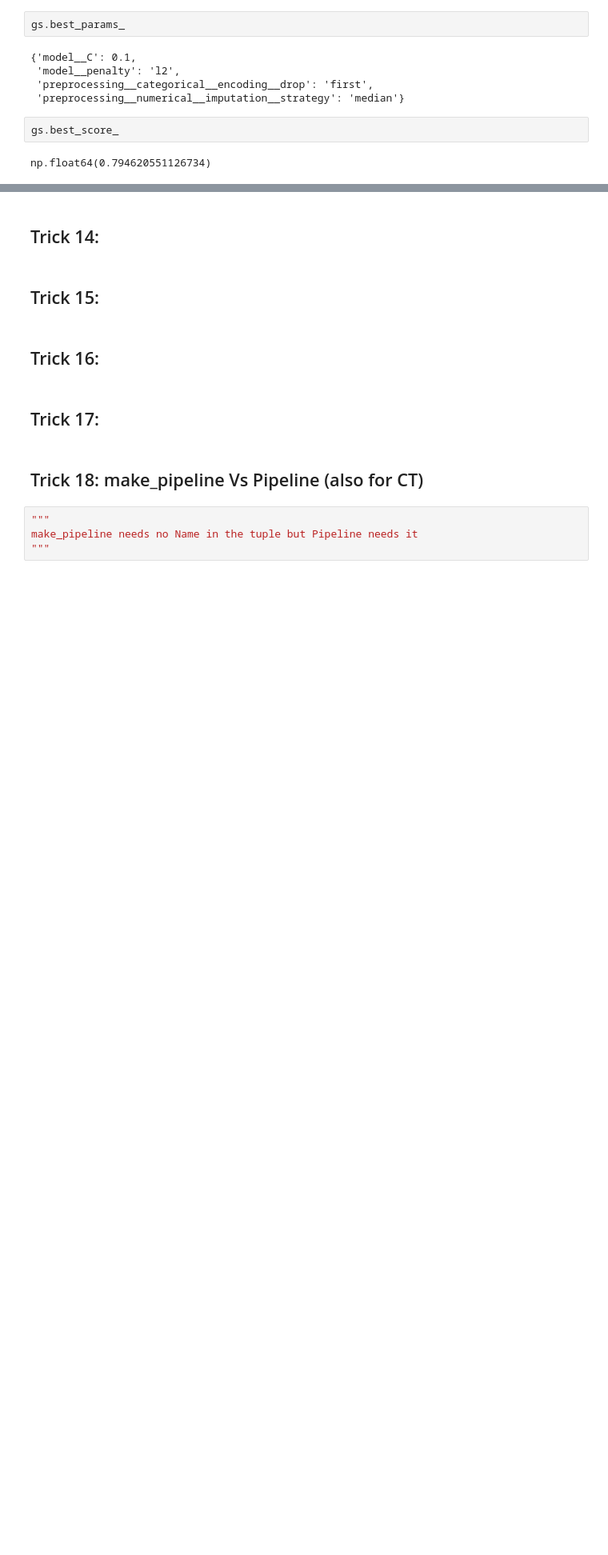
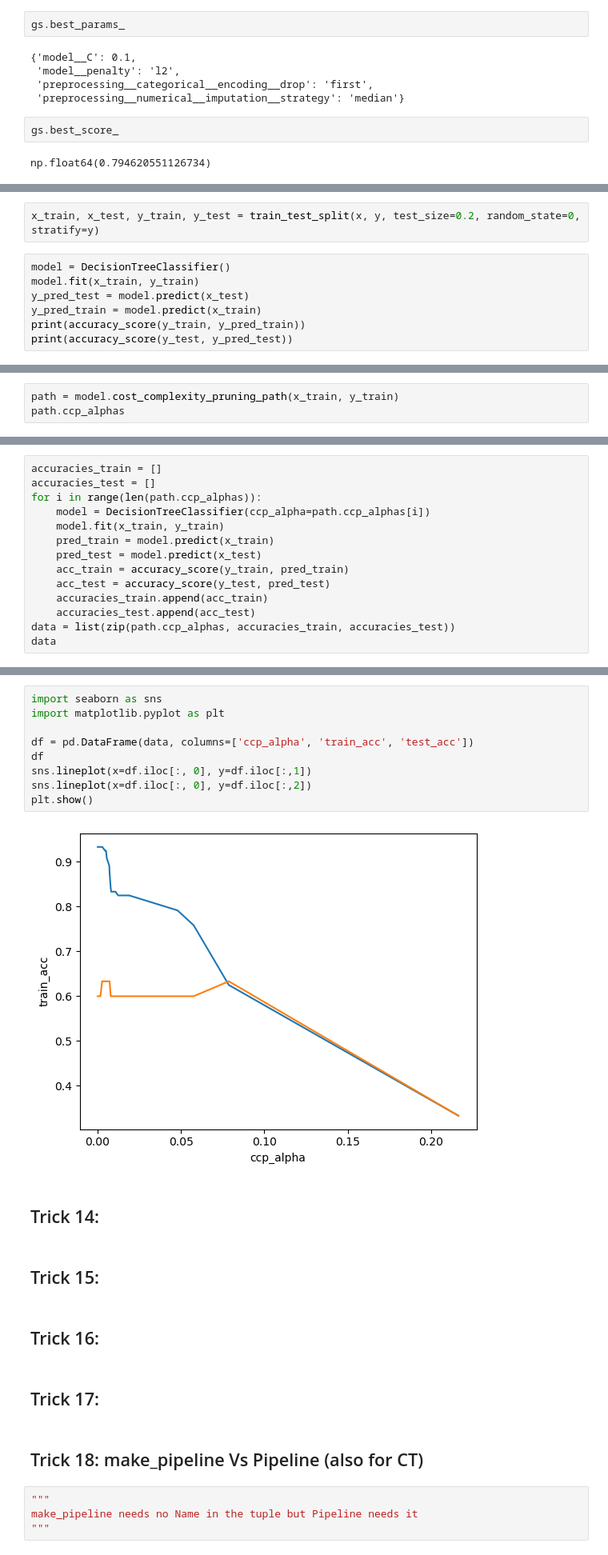
Before and after one commit to sher2008v/ml-practice-lab, a Jupyter notebook: 8- 20 Scikit-Learns' Tricks/Notebook.ipynb, the cells around one changed output, grey strips where cells are left out. Shown at 80% size. Drawn from its saved outputs; the diff is of its cells as text; blank space fills up the shorter version.

```diff
--- a/8- 20 Scikit-Learns' Tricks/Notebook.ipynb
+++ b/8- 20 Scikit-Learns' Tricks/Notebook.ipynb
@@ -635,0 +677,9 @@ np.float64(0.794620551126734)
+# %%
+x_train, x_test, y_train, y_test = train_test_split(x, y, test_size=0.2, random_state=0, stratify=y)
+# %%
+model = DecisionTreeClassifier()
+model.fit(x_train, y_train)
+y_pred_test = model.predict(x_test)
+y_pred_train = model.predict(x_train)
+print(accuracy_score(y_train, y_pred_train))
+print(accuracy_score(y_test, y_pred_test))
@@ -635,0 +695,3 @@ np.float64(0.794620551126734)
+# %%
+path = model.cost_complexity_pruning_path(x_train, y_train)
+path.ccp_alphas
@@ -635,0 +703,14 @@ np.float64(0.794620551126734)
+# %%
+accuracies_train = []
+accuracies_test = []
+for i in range(len(path.ccp_alphas)):
+    model = DecisionTreeClassifier(ccp_alpha=path.ccp_alphas[i])
+    model.fit(x_train, y_train)
+    pred_train = model.predict(x_train)
+    pred_test = model.predict(x_test)
+    acc_train = accuracy_score(y_train, pred_train)
+    acc_test = accuracy_score(y_test, pred_test)
+    accuracies_train.append(acc_train)
+    accuracies_test.append(acc_test)
+data = list(zip(path.ccp_alphas, accuracies_train, accuracies_test))
+data
@@ -636,3 +738,14 @@ np.float64(0.794620551126734)
+# %%
+import seaborn as sns
+import matplotlib.pyplot as plt
+
+df = pd.DataFrame(data, columns=['ccp_alpha', 'train_acc', 'test_acc'])
+df
+sns.lineplot(x=df.iloc[:, 0], y=df.iloc[:,1])
+sns.lineplot(x=df.iloc[:, 0], y=df.iloc[:,2])
+plt.show()
+# %% [output]
+[figure, added]
 # %% [markdown]
 ## Trick 14:
 # %% [markdown]
```
Also changed, not shown: parts of 13 cells of this notebook, 1 other file.
